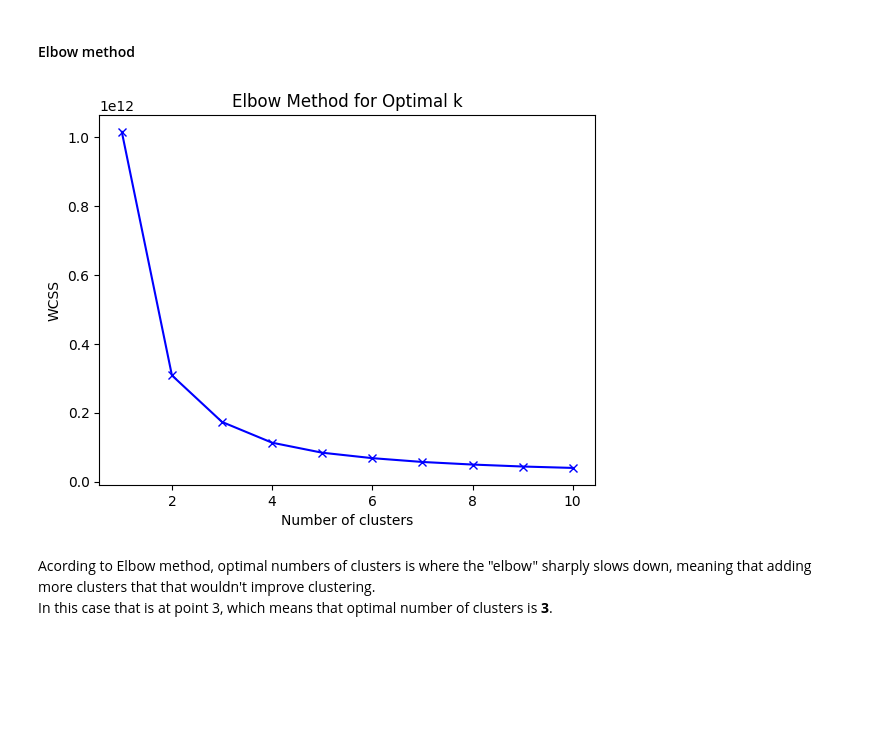
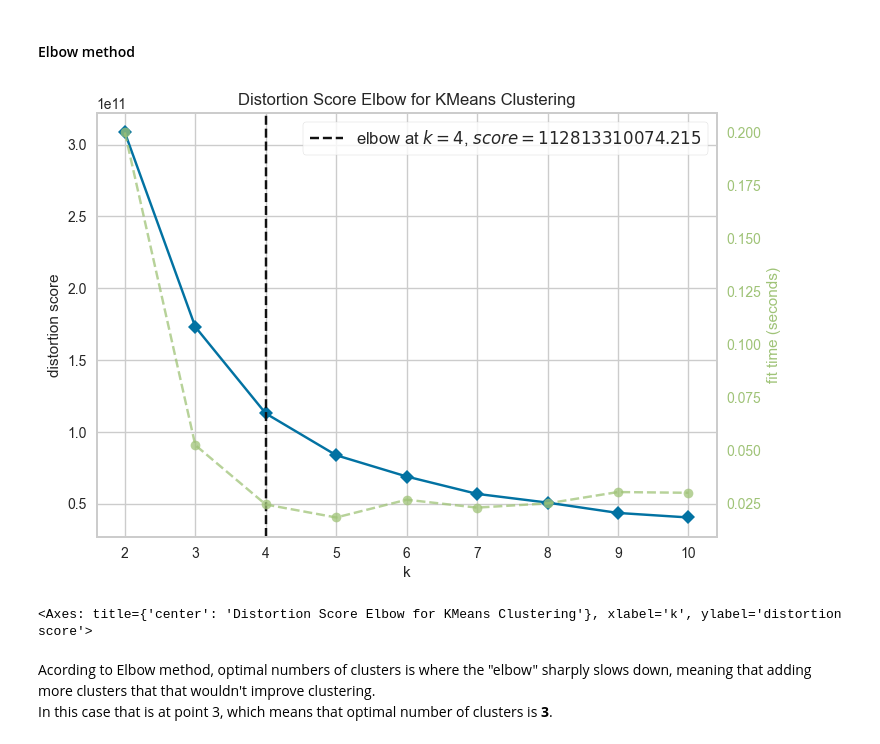
Before and after one commit to dalimvc/DS-Mini-project, a Jupyter notebook: miniProjectAssignmentDaliborMirkovic.ipynb, the cells around one changed output. Saved outputs shown, nothing was run; the diff lists cells and outputs as text; code cells hidden in the pictures; blank space fills up the shorter version.

```diff
--- a/miniProjectAssignmentDaliborMirkovic.ipynb
+++ b/miniProjectAssignmentDaliborMirkovic.ipynb
@@ -497,25 +501,14 @@ df_encoded['Days_since_enrolled'] = df['Days_since_enrolled']
 df_encoded.drop(['Enrollment_date'], axis=1, inplace=True)
 # %% [markdown]
 <h4>Elbow method</h4>
-# %%
-#wcss is a list that will hold the sum of squared distances of samples to their closest cluster center for different values of k
-wcss = []
-#range of k values
-K = range(1, 11)
-#iterating over the range of k values and fitting the k-means model for each value of k and calculating the wcss for each value of k and appending it to the wcss list
-for k in K:
-    km = KMeans(n_clusters=k, random_state=42)
-    km.fit(df_encoded)
-    wcss.append(km.inertia_)
-
-#plot the Elbow Curve
-plt.plot(K, wcss, 'bx-')
-plt.xlabel('Number of clusters')
-plt.ylabel('WCSS')
-plt.title('Elbow Method for Optimal k')
-plt.show()
-# %% [output]
-[figure, removed]
+# %%
+#elbow_m will be used to find the optimal number of clusters for k-means
+Elbow_M = KElbowVisualizer(KMeans(), n_init = "auto")
+Elbow_M.fit(df_encoded)
+Elbow_M.show()
+# %% [output]
+[figure, added]
+<Axes: title={'center': 'Distortion Score Elbow for KMeans Clustering'}, xlabel='k', ylabel='distortion score'>
 # %% [markdown]
 <p>Acording to Elbow method, optimal numbers of clusters is where the "elbow" sharply slows down, meaning that adding more clusters that that wouldn't improve clustering.<br>In this case that is at point 3, which means that optimal number of clusters is <b>3</b>.</p>
 # %% [markdown]
```
Also changed, not shown: parts of 25 cells of this notebook.
